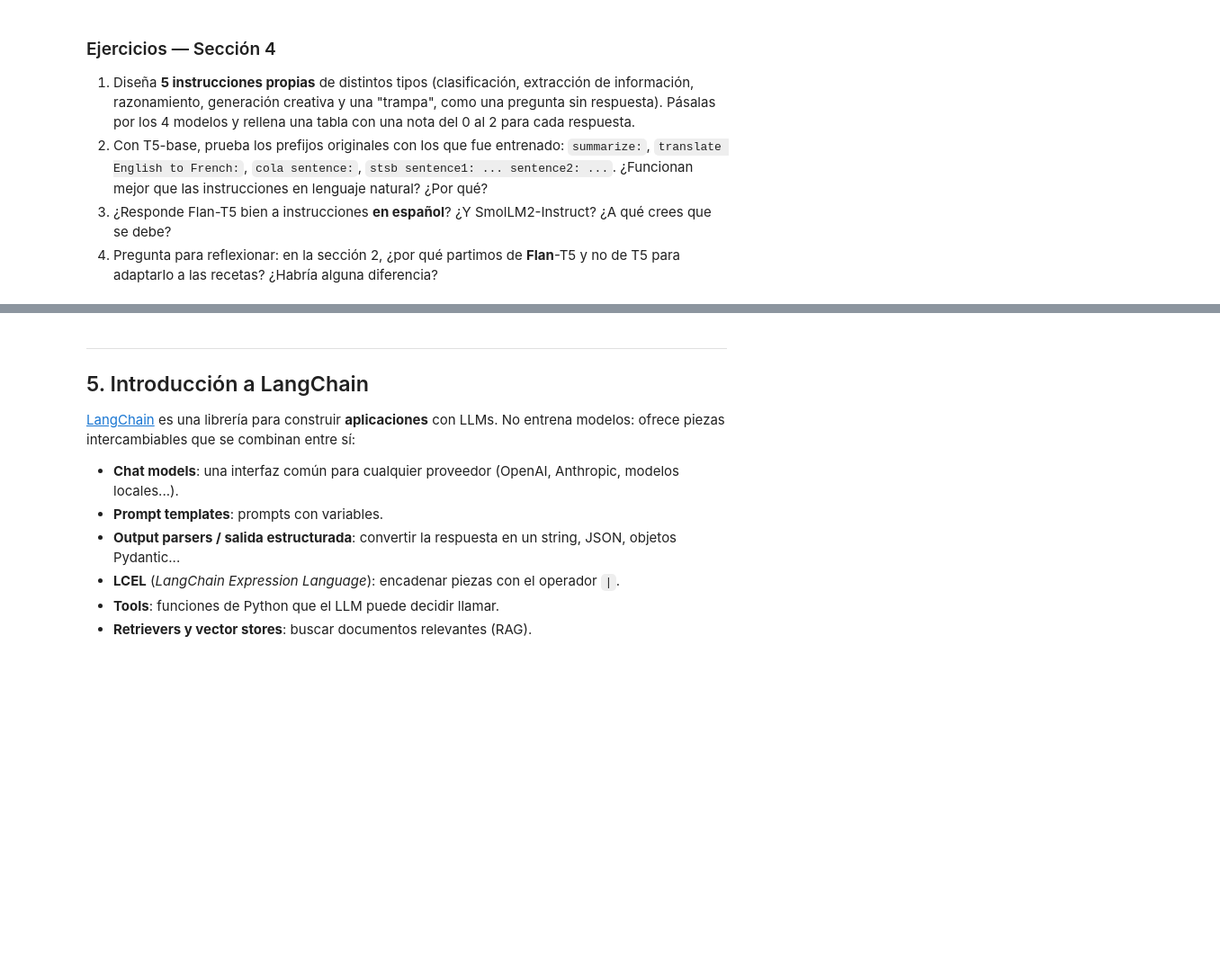
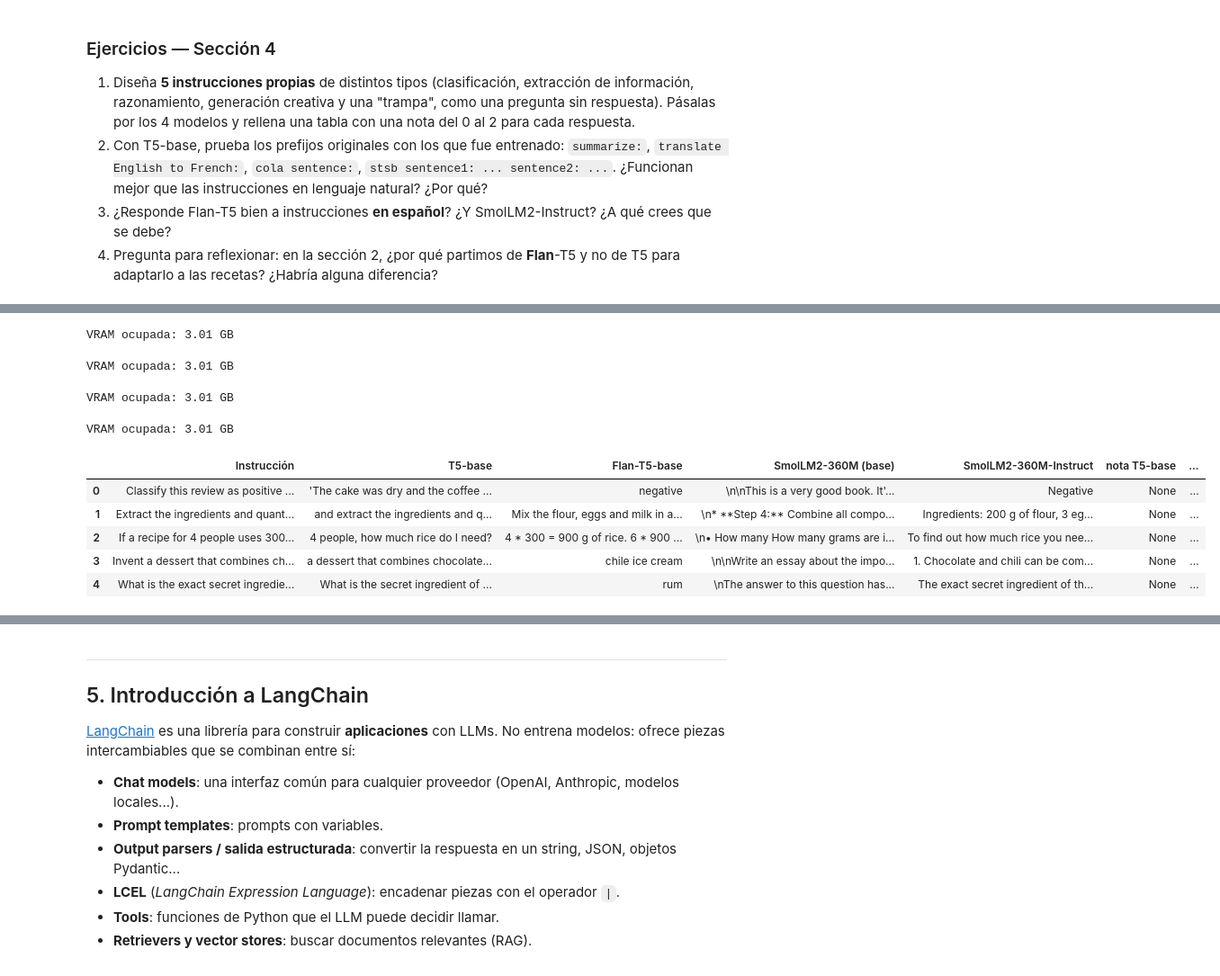
Before and after one commit to ai-somorrostro/reto_1_1-2627-llm_introduction, a Jupyter notebook: llm_fundamentos.ipynb, the cells around one changed output, grey strips where cells are left out. Shown at 90% size. Drawn from its saved outputs; the diff is of its cells as text; code cells hidden in the pictures; blank space fills up the shorter version.

```diff
--- a/llm_fundamentos.ipynb
+++ b/llm_fundamentos.ipynb
@@ -805,0 +2002,14 @@ liberar_memoria()
+# %%
+modelos_plantilla = [
+    "mistralai/Mistral-7B-Instruct-v0.3",     # [INST] ... [/INST]
+    "HuggingFaceTB/SmolLM2-1.7B-Instruct",    # ChatML, como Qwen
+]
+
+for nombre in modelos_plantilla:
+    try:
+        tok_otro = AutoTokenizer.from_pretrained(nombre)
+        print(f"===== {nombre}")
+        print(tok_otro.chat_template)
+    except Exception as e:
+        print(f"No se pudo cargar {nombre}: {e}")
+    print()
@@ -893,0 +2159,62 @@ pd.DataFrame(resultados)
+# %%
+instrucciones_propias = {
+    "clasificación": "Classify this review as positive or negative: 'The cake was dry and the coffee was cold.'",
+    "extracción": "Extract the ingredients and quantities from: 'Mix 200 g of flour with 3 eggs and 100 ml of milk.'",
+    "razonamiento": "If a recipe for 4 people uses 300 g of rice, how much rice do I need for 6 people?",
+    "creatividad": "Invent a dessert that combines chocolate and chili in two sentences.",
+    "trampa": "What is the exact secret ingredient of the Coca-Cola recipe?",
+}
+
+resultados = {"Instrucción": list(instrucciones_propias.values())}
+
+# --- T5-base y Flan-T5-base (seq2seq) ---
+for etiqueta, nombre in modelos_t5.items():
+    tok = AutoTokenizer.from_pretrained(nombre)
+    model = AutoModelForSeq2SeqLM.from_pretrained(nombre).to(device)
+    resultados[etiqueta] = [generar_seq2seq(model, tok, p, max_new_tokens=80)
+                            for p in instrucciones_propias.values()]
+    del model
+    liberar_memoria()
+
+# --- SmolLM2-360M base (texto plano) ---
+nombre = "HuggingFaceTB/SmolLM2-360M"
+tok = AutoTokenizer.from_pretrained(nombre)
+model = AutoModelForCausalLM.from_pretrained(nombre, dtype=DTYPE_INFERENCIA).to(device)
+resultados["SmolLM2-360M (base)"] = [
+    generar(model, tok, p, max_new_tokens=80, do_sample=False, repetition_penalty=1.2)
+    for p in instrucciones_propias.values()
+]
+del model
+liberar_memoria()
+
+# --- SmolLM2-360M-Instruct (chat template) ---
+nombre = "HuggingFaceTB/SmolLM2-360M-Instruct"
+tok = AutoTokenizer.from_pretrained(nombre)
+model = AutoModelForCausalLM.from_pretrained(nombre, dtype=DTYPE_INFERENCIA).to(device)
+resultados["SmolLM2-360M-Instruct"] = [
+    chat([{"role": "user", "content": p}], model=model, tok=tok,
+         max_new_tokens=80, do_sample=False)
+    for p in instrucciones_propias.values()
+]
+del model
+liberar_memoria()
+
+tabla = pd.DataFrame(resultados)
+
+# Columnas para puntuar a mano: 0 = mal, 1 = aceptable, 2 = bien
+for etiqueta in resultados:
+    if etiqueta != "Instrucción":
+        tabla[f"nota {etiqueta}"] = None
+
+tabla
+# %% [output]
+VRAM ocupada: 3.01 GB
+VRAM ocupada: 3.01 GB
+VRAM ocupada: 3.01 GB
+VRAM ocupada: 3.01 GB
+|  | Instrucción | T5-base | Flan-T5-base | SmolLM2-360M (base) | SmolLM2-360M-Instruct | nota T5-base | ... |
+| 0 | Classify this review as positive ... | 'The cake was dry and the coffee ... | negative | \n\nThis is a very good book. It'... | Negative | None | ... |
+| 1 | Extract the ingredients and quant... | and extract the ingredients and q... | Mix the flour, eggs and milk in a... | \n* **Step 4:** Combine all compo... | Ingredients: 200 g of flour, 3 eg... | None | ... |
+| 2 | If a recipe for 4 people uses 300... | 4 people, how much rice do I need? | 4 * 300 = 900 g of rice. 6 * 900 ... | \n• How many How many grams are i... | To find out how much rice you nee... | None | ... |
+| 3 | Invent a dessert that combines ch... | a dessert that combines chocolate... | chile ice cream | \n\nWrite an essay about the impo... | 1. Chocolate and chili can be com... | None | ... |
+| 4 | What is the exact secret ingredie... | What is the secret ingredient of ... | rum | \nThe answer to this question has... | The exact secret ingredient of th... | None | ... |
```
Also changed, not shown: parts of 123 cells of this notebook.
